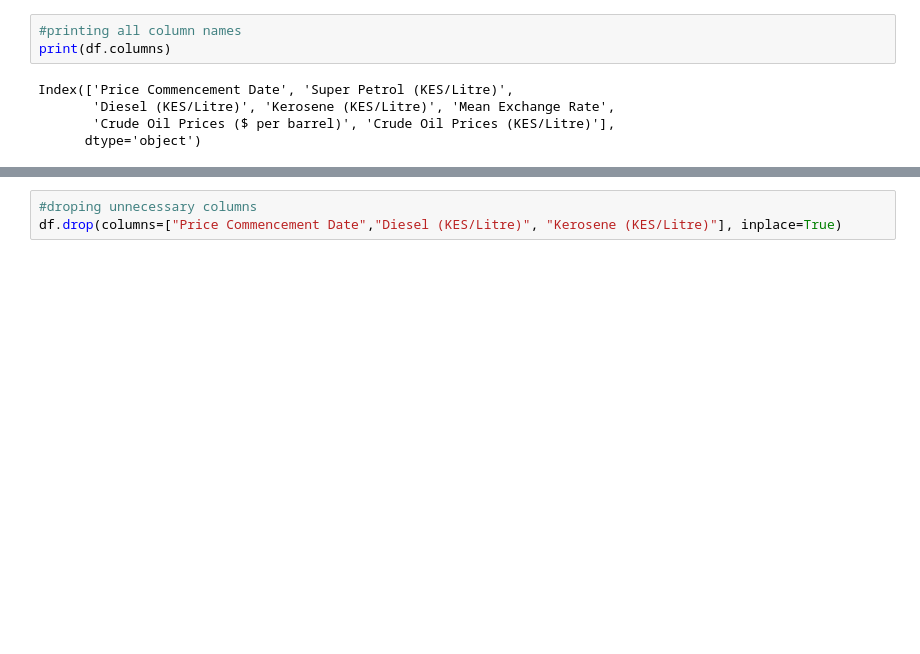
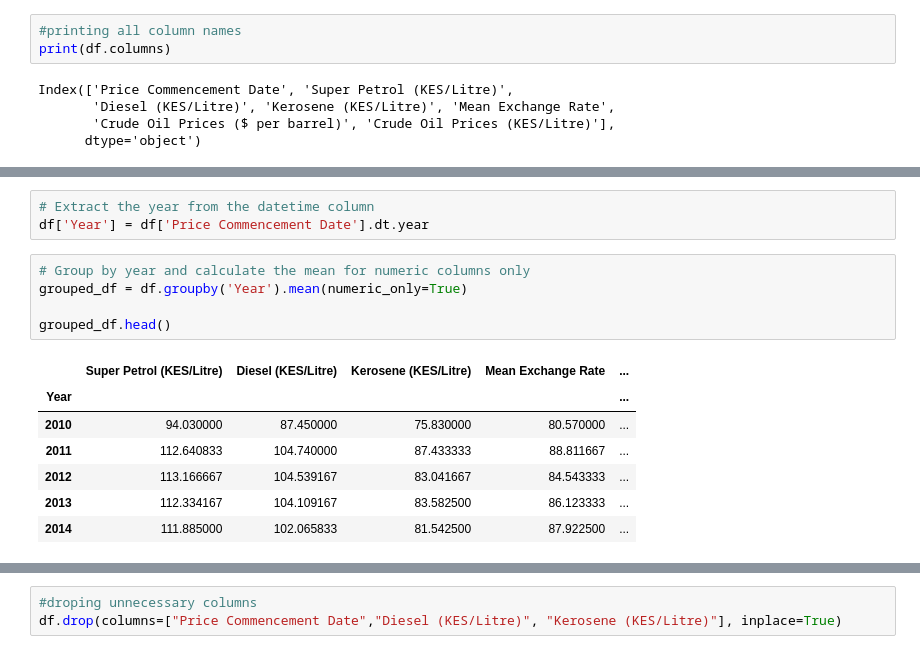
Before and after one commit to patel-mark/Fuel-prices-predictor-using-Machine-Learning, a Jupyter notebook: Fuel prices predictor using Machine Learning.ipynb, the cells around one changed output, grey strips where cells are left out. Cells and saved outputs as stored; diff of their text form; blank space fills up the shorter version.

```diff
--- a/Fuel prices predictor using Machine Learning.ipynb
+++ b/Fuel prices predictor using Machine Learning.ipynb
@@ -92,0 +116,16 @@ Index(['Price Commencement Date', 'Super Petrol (KES/Litre)',
+# %%
+# Extract the year from the datetime column
+df['Year'] = df['Price Commencement Date'].dt.year
+# %%
+# Group by year and calculate the mean for numeric columns only
+grouped_df = df.groupby('Year').mean(numeric_only=True)
+
+grouped_df.head()
+# %% [output]
+|  | Super Petrol (KES/Litre) | Diesel (KES/Litre) | Kerosene (KES/Litre) | Mean Exchange Rate | ... |
+| Year |  |  |  |  | ... |
+| 2010 | 94.030000 | 87.450000 | 75.830000 | 80.570000 | ... |
+| 2011 | 112.640833 | 104.740000 | 87.433333 | 88.811667 | ... |
+| 2012 | 113.166667 | 104.539167 | 83.041667 | 84.543333 | ... |
+| 2013 | 112.334167 | 104.109167 | 83.582500 | 86.123333 | ... |
+| 2014 | 111.885000 | 102.065833 | 81.542500 | 87.922500 | ... |
```
Also changed, not shown: parts of 7 cells of this notebook, 1 other file.
